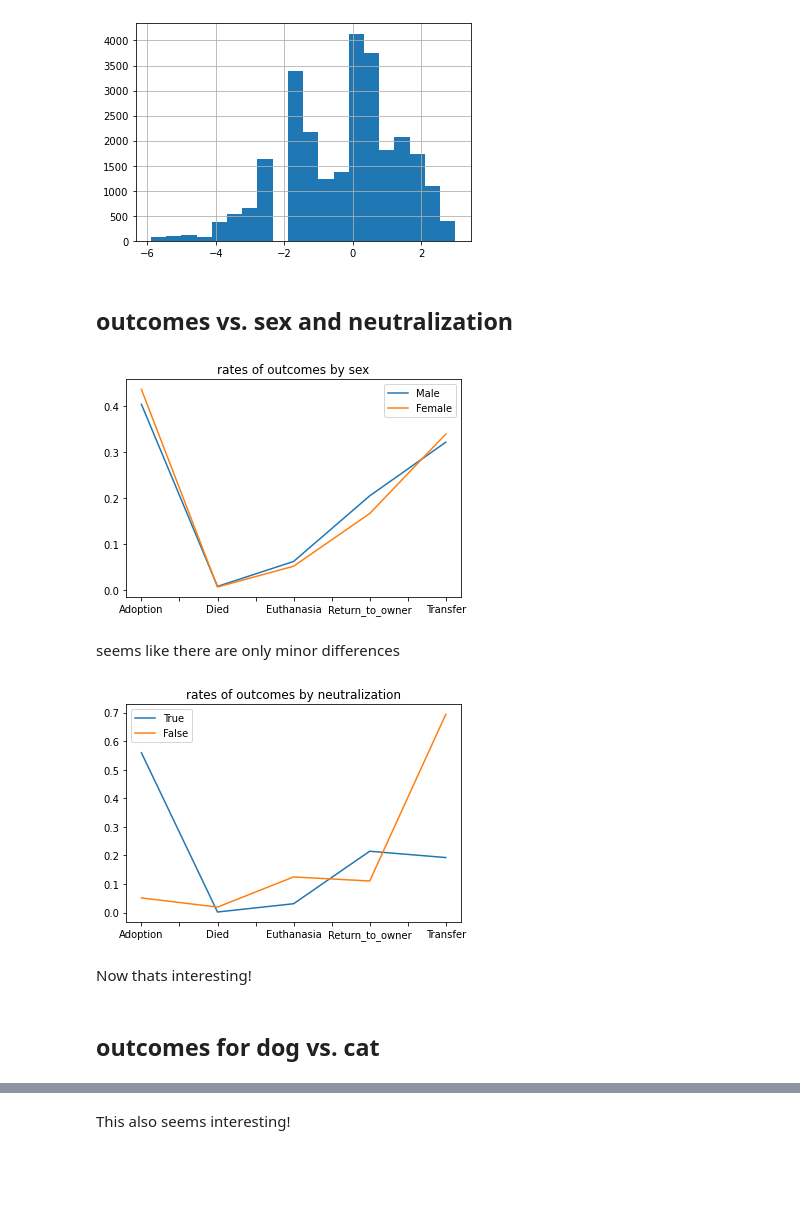
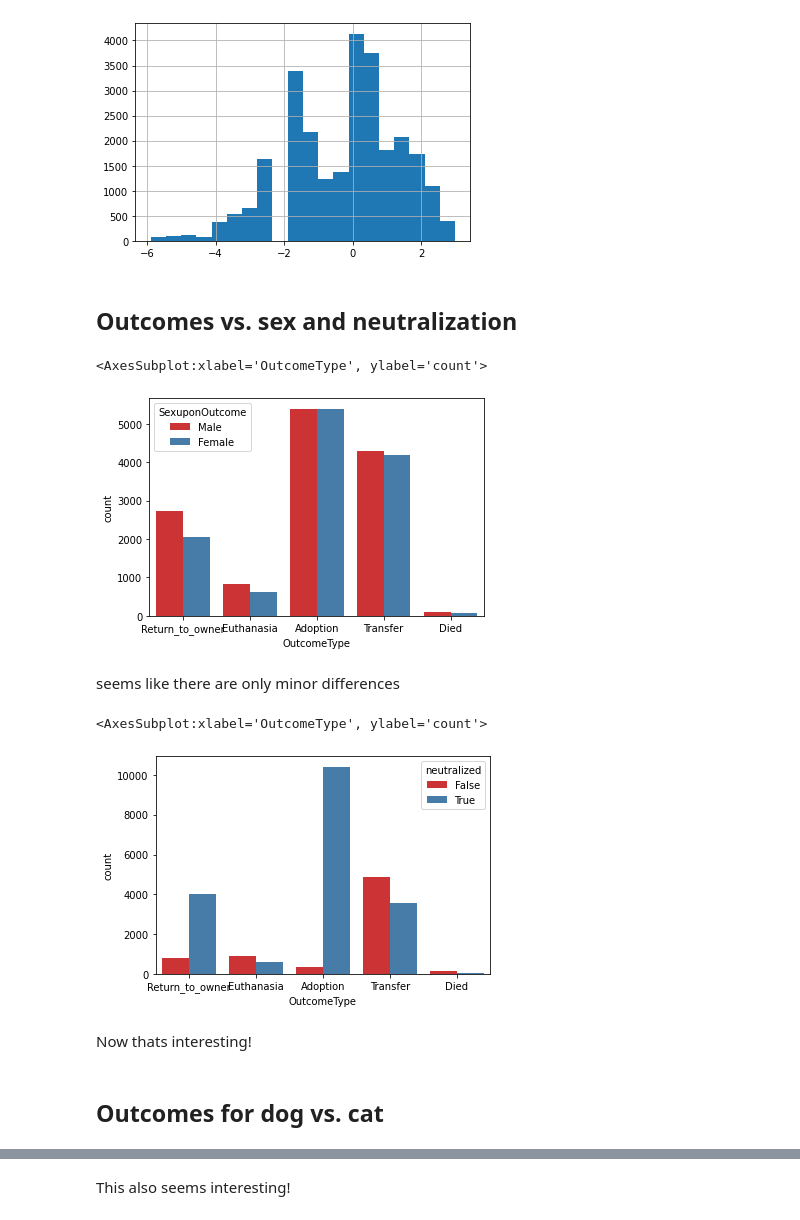
Before and after one commit to DavidSiegl/Animal-Shelter-Analysis, a Jupyter notebook: exploratory data analysis.ipynb, the cells around one changed output, grey strips where cells are left out. Cells and saved outputs as stored; diff of their text form; code cells hidden in the pictures; blank space fills up the shorter version.

Commit message:
Add some more plots + formatting + add requirements.txt

```diff
--- a/exploratory data analysis.ipynb
+++ b/exploratory data analysis.ipynb
@@ -83,36 +102,42 @@ plt.show()
 # %% [output]
 [figure]
 # %% [markdown]
-## outcomes vs. sex and neutralization
+## Outcomes vs. sex and neutralization
 # %%
 #plot outcomes in relation to the sex
-for s in ['Male','Female']:
-    data_ = data[data.SexuponOutcome == s]
-    l = len(data_)
-    v = data_.OutcomeType.value_counts().sort_index().apply(lambda x: x/l)
-    v.plot(label = s)
-plt.title('rates of outcomes by sex')
-plt.legend()
-plt.show()
+sns.countplot(data=data, x="OutcomeType", hue="SexuponOutcome", palette='Set1')
+
+# for s in ['Male','Female']:
+#     data_ = data[data.SexuponOutcome == s]
+#     l = len(data_)
+#     v = data_.OutcomeType.value_counts().sort_index().apply(lambda x: x/l)
+#     v.plot(label = s)
+# plt.title('rates of outcomes by sex')
+# plt.legend()
+# plt.show()
 # %% [output]
+<AxesSubplot:xlabel='OutcomeType', ylabel='count'>
-[figure, old version]
+[figure, new version]
 # %% [markdown]
 seems like there are only minor differences
 # %%
 #plot outcomes in relation to neutralization
-for s in [True,False]:
-    data_ = data[data.neutralized == s]
-    l = len(data_)
-    v = data_.OutcomeType.value_counts().sort_index().apply(lambda x: x/l)
-    v.plot(label = s)
-plt.title('rates of outcomes by neutralization')
-plt.legend()
-plt.show()
+sns.countplot(data=data, x="OutcomeType", hue="neutralized", palette='Set1')
+
+# for s in [True,False]:
+#     data_ = data[data.neutralized == s]
+#     l = len(data_)
+#     v = data_.OutcomeType.value_counts().sort_index().apply(lambda x: x/l)
+#     v.plot(label = s)
+# plt.title('rates of outcomes by neutralization')
+# plt.legend()
+# plt.show()
 # %% [output]
+<AxesSubplot:xlabel='OutcomeType', ylabel='count'>
-[figure, old version]
+[figure, new version]
 # %% [markdown]
 Now thats interesting!
 # %% [markdown]
-## outcomes for dog vs. cat
+## Outcomes for dog vs. cat
 # %%
 #plot outcomes in relation to the kind of animal
```
Also changed, not shown: parts of 21 cells of this notebook, 3 other files.
